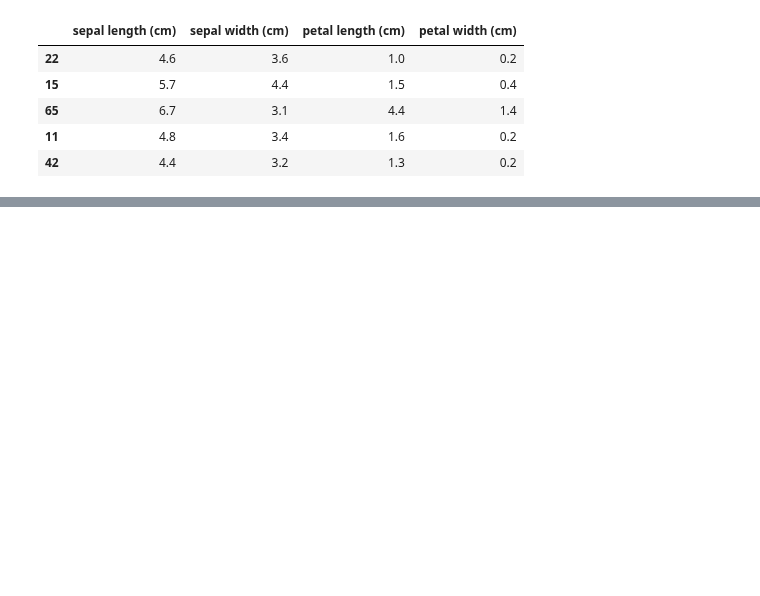
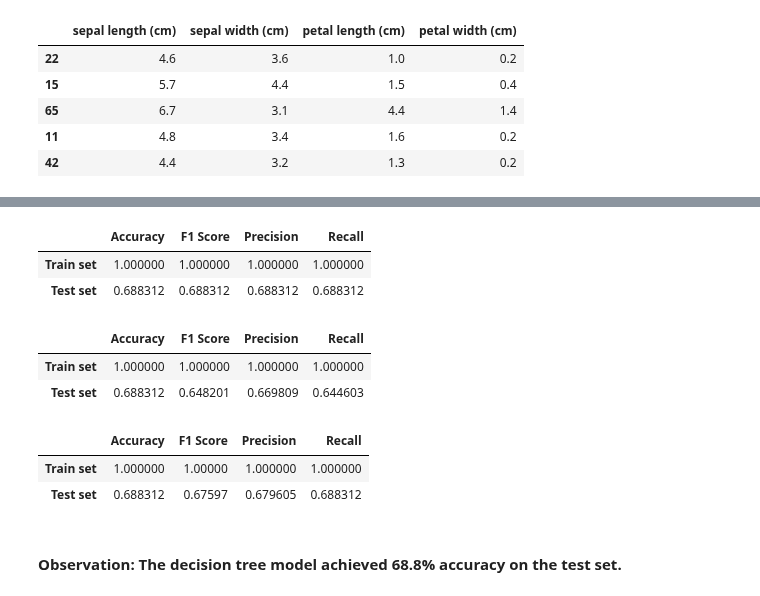
Before and after one commit to 4GeeksAcademy/GuilloMansa-MachineLearning, a Jupyter notebook: src/04-decision-tree-diabetes.ipynb, the cells around one changed output, grey strips where cells are left out. Drawn from its saved outputs; the diff is of its cells as text; code cells hidden in the pictures; blank space fills up the shorter version.

```diff
--- a/src/04-decision-tree-diabetes.ipynb
+++ b/src/04-decision-tree-diabetes.ipynb
@@ -64,0 +105,3 @@ accuracy_score(y_test, y_pred)
+# %%
+y_pred_test = dt_classifier_model.predict(X_test)
+y_pred_test
@@ -64,0 +116,3 @@ accuracy_score(y_test, y_pred)
+# %%
+y_pred_train = dt_classifier_model.predict(X_train)
+y_pred_train
@@ -64,0 +137,18 @@ accuracy_score(y_test, y_pred)
+# %%
+get_classifier_metrics(y_pred_test, y_test, y_pred_train, y_train)
+# %% [output]
+|  | Accuracy | F1 Score | Precision | Recall |
+| Train set | 1.000000 | 1.000000 | 1.000000 | 1.000000 |
+| Test set | 0.688312 | 0.688312 | 0.688312 | 0.688312 |
+# %%
+get_classifier_metrics(y_pred_test, y_test, y_pred_train, y_train, 'macro AVERAGE')
+# %% [output]
+|  | Accuracy | F1 Score | Precision | Recall |
+| Train set | 1.000000 | 1.000000 | 1.000000 | 1.000000 |
+| Test set | 0.688312 | 0.648201 | 0.669809 | 0.644603 |
+# %%
+get_classifier_metrics(y_pred_test, y_test, y_pred_train, y_train, average='weighted AVERAGE')
+# %% [output]
+|  | Accuracy | F1 Score | Precision | Recall |
+| Train set | 1.000000 | 1.00000 | 1.000000 | 1.000000 |
+| Test set | 0.688312 | 0.67597 | 0.679605 | 0.688312 |
@@ -64,0 +158,2 @@ accuracy_score(y_test, y_pred)
+# %% [markdown]
+#### **Observation:**  The decision tree model achieved 68.8% accuracy on the test set.
```
Also changed, not shown: parts of 18 cells of this notebook, 1 other file.
